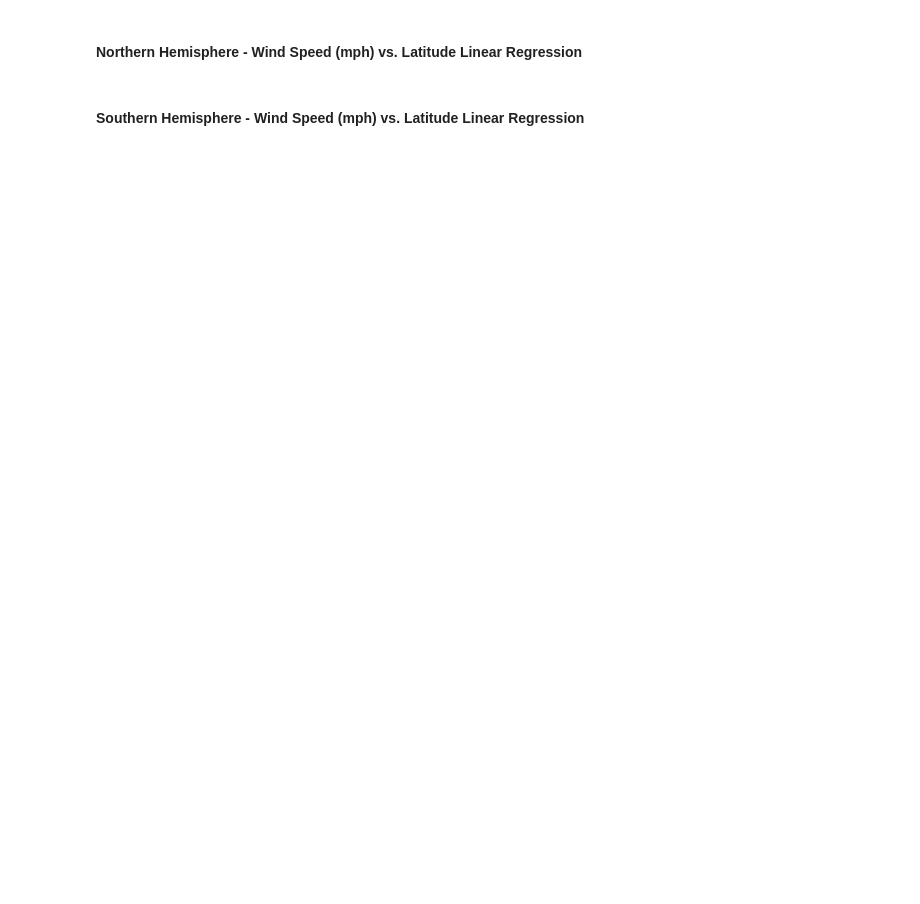
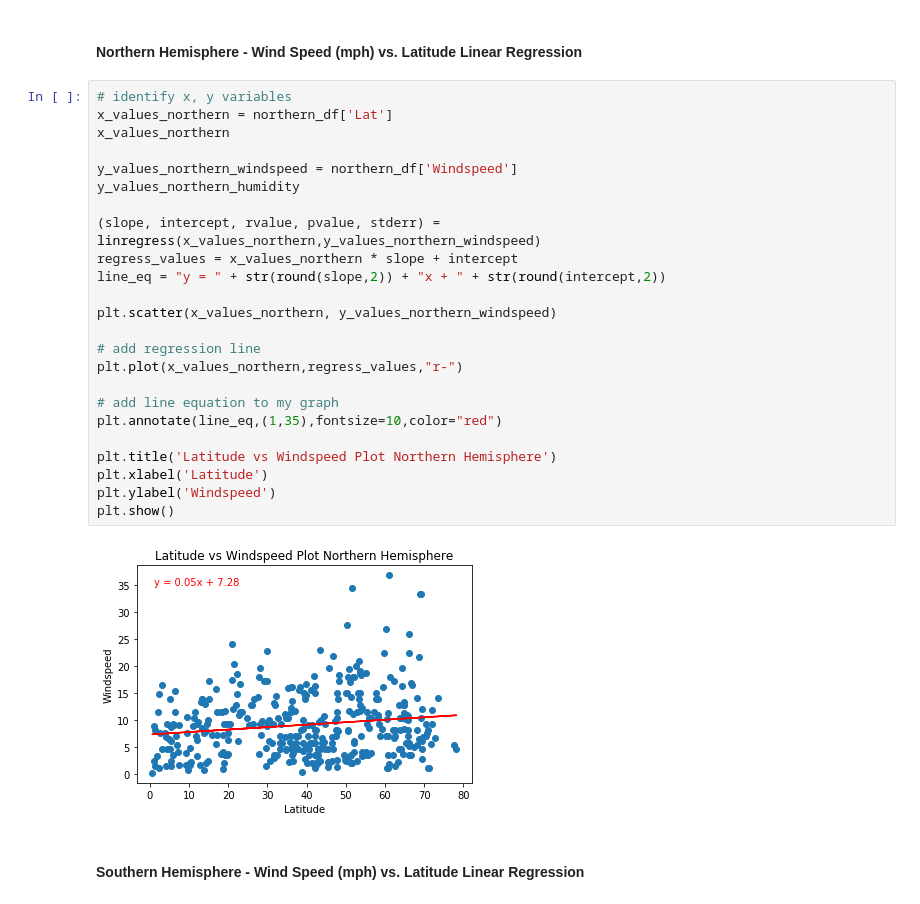
Before and after one commit to damiso24/python-api-challenge, a Jupyter notebook: Homework/Instructions/starter_code/WeatherPy_dh.ipynb, the cells around one changed output. Cells and saved outputs as stored; diff of their text form; blank space fills up the shorter version.

```diff
--- a/Homework/Instructions/starter_code/WeatherPy_dh.ipynb
+++ b/Homework/Instructions/starter_code/WeatherPy_dh.ipynb
@@ -508,4 +560,30 @@ plt.show()
 # %% [markdown]
 ####  Northern Hemisphere - Wind Speed (mph) vs. Latitude Linear Regression
+# %%
+# identify x, y variables
+x_values_northern = northern_df['Lat']
+x_values_northern
+
+y_values_northern_windspeed = northern_df['Windspeed']
+y_values_northern_humidity
+
+(slope, intercept, rvalue, pvalue, stderr) = linregress(x_values_northern,y_values_northern_windspeed)
+regress_values = x_values_northern * slope + intercept
+line_eq = "y = " + str(round(slope,2)) + "x + " + str(round(intercept,2))
+
+plt.scatter(x_values_northern, y_values_northern_windspeed)
+
+# add regression line
+plt.plot(x_values_northern,regress_values,"r-")
+
+# add line equation to my graph
+plt.annotate(line_eq,(1,35),fontsize=10,color="red")
+
+plt.title('Latitude vs Windspeed Plot Northern Hemisphere')
+plt.xlabel('Latitude')
+plt.ylabel('Windspeed')
+plt.show()
+# %% [output]
+[figure, added]
 # %% [markdown]
 ####  Southern Hemisphere - Wind Speed (mph) vs. Latitude Linear Regression
```
Also changed, not shown: parts of 7 cells of this notebook, 1 other file.
